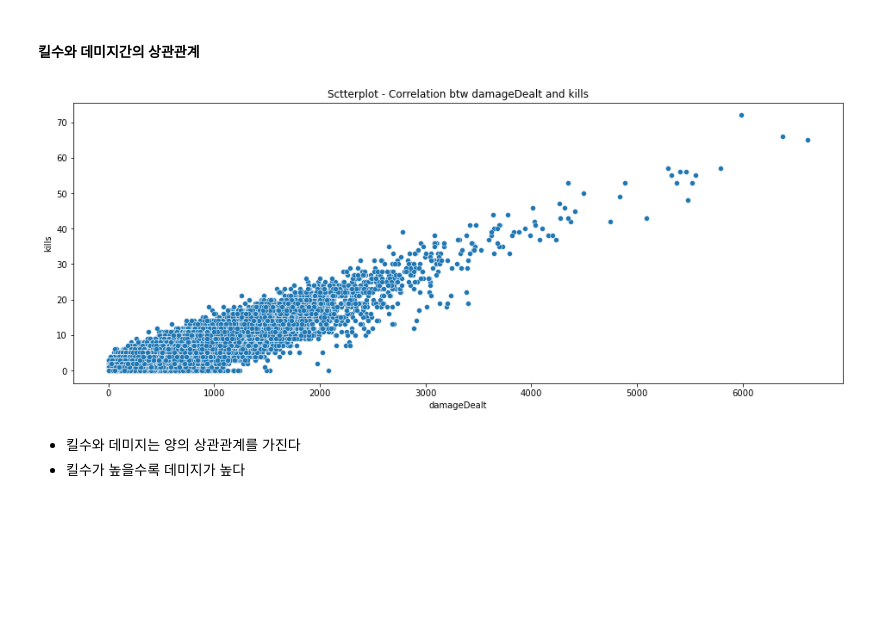
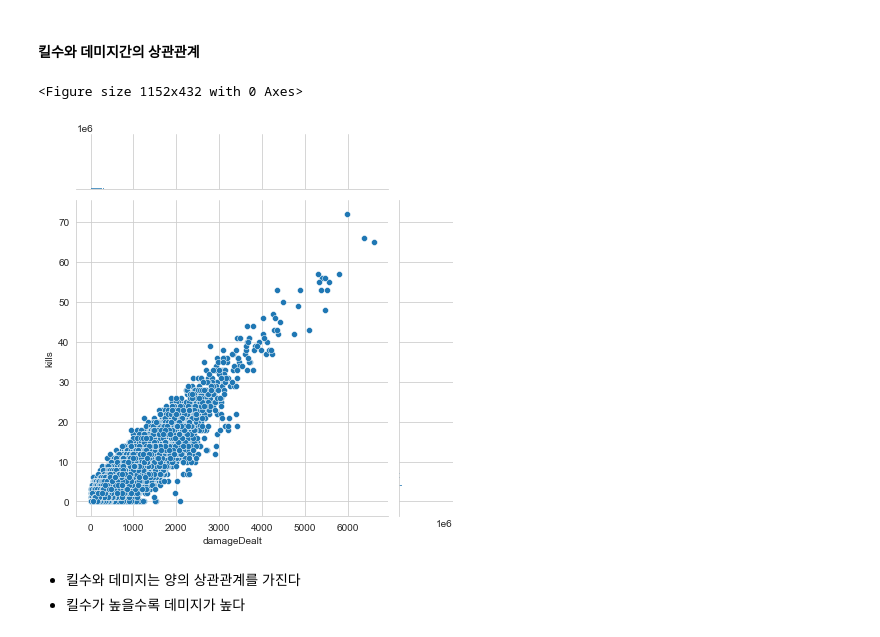
Before and after one commit to Modelling-project/pubg_modelling, a Jupyter notebook: PUBG_EDA_Final.ipynb, the cells around one changed output. Cells and saved outputs as stored; diff of their text form; code cells hidden in the pictures; blank space fills up the shorter version.

```diff
--- a/PUBG_EDA_Final.ipynb
+++ b/PUBG_EDA_Final.ipynb
@@ -346,11 +347,12 @@ plt.show()
 #### 킬수와 데미지간의 상관관계
 # %%
 plt.figure(figsize=(16,6))
-sns.scatterplot(data=train, x="damageDealt", y="kills")
-plt.title("Sctterplot - Correlation btw damageDealt and kills")
+sns.jointplot(data=train, x="damageDealt", y="kills")
+#plt.title("Correlation btw damageDealt and kills")
 plt.show()
 # %% [output]
+<Figure size 1152x432 with 0 Axes>
-[figure, old version]
+[figure, new version]
 # %% [markdown]
 - 킬수와 데미지는 양의 상관관계를 가진다
 - 킬수가 높을수록 데미지가 높다
```
Also changed, not shown: parts of 20 cells of this notebook.
